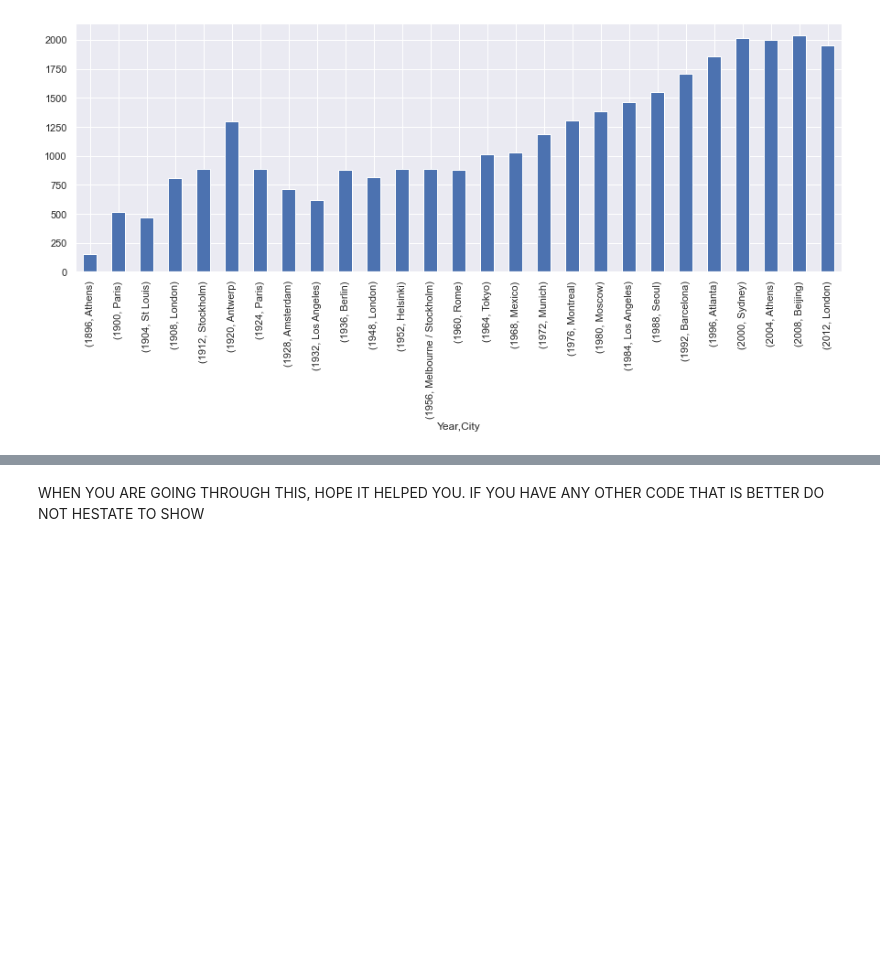
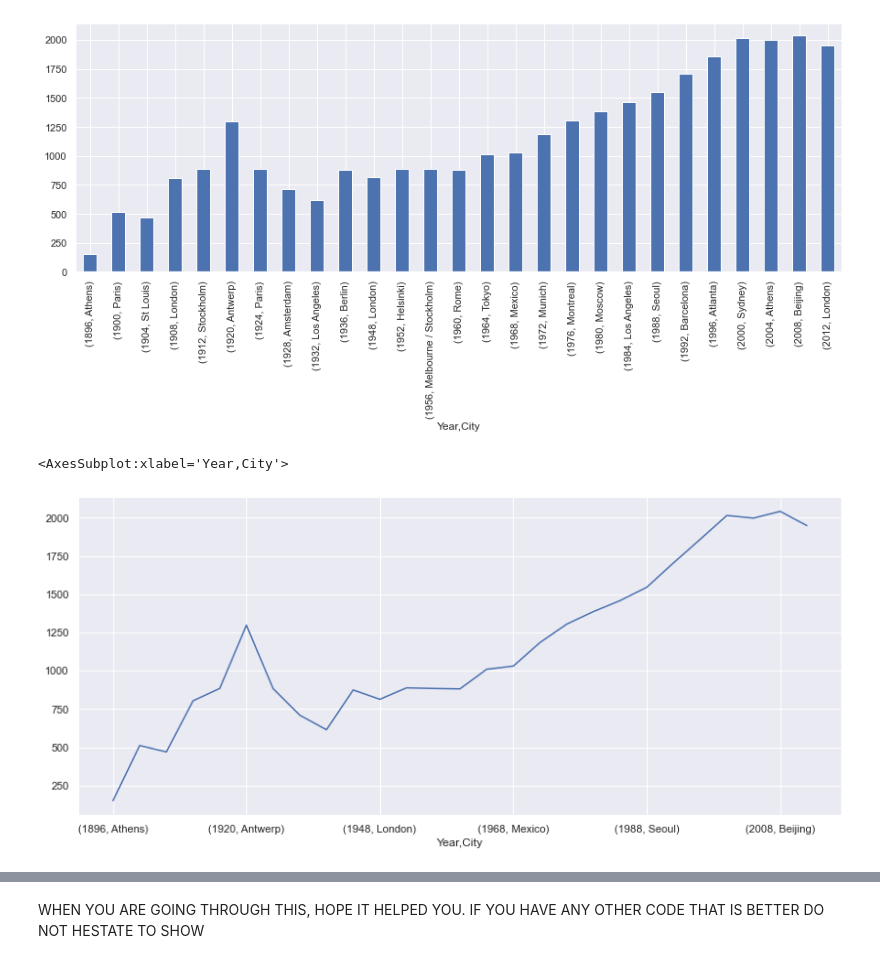
Before and after one commit to Star-cj/olympic2012, a Jupyter notebook: analysis.ipynb, the cells around one changed output, grey strips where cells are left out. Cells and saved outputs as stored; diff of their text form; code cells hidden in the pictures; blank space fills up the shorter version.

```diff
--- a/analysis.ipynb
+++ b/analysis.ipynb
@@ -288,3 +288,9 @@ no_of_cities.plot.bar(figsize=(15,5))
 # %% [output]
 <AxesSubplot:xlabel='Year,City'>
 [figure]
+# %%
+# The line graph of cities that hosted Olympic since 1896 till 2012
+no_of_cities.plot.line(figsize=(14,6))
+# %% [output]
+<AxesSubplot:xlabel='Year,City'>
+[figure, added]
```
Also changed, not shown: parts of 3 cells of this notebook, 1 other file.
